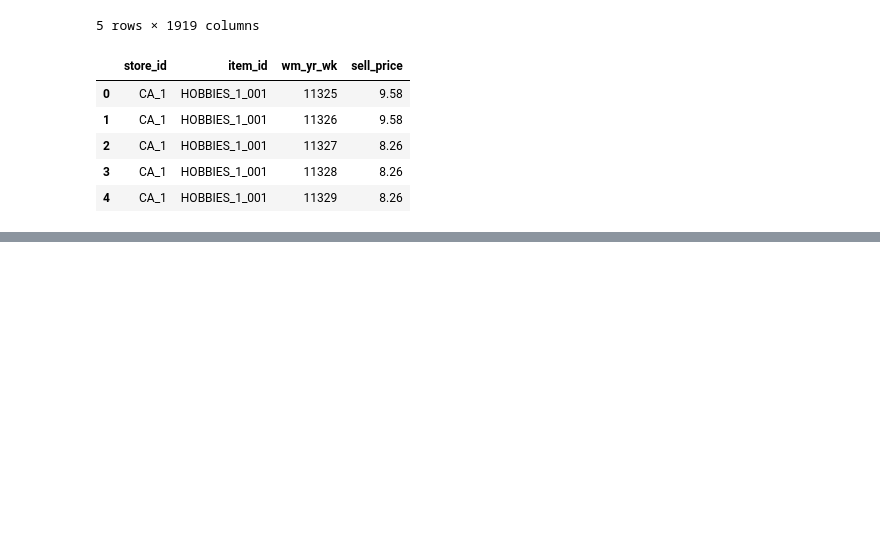
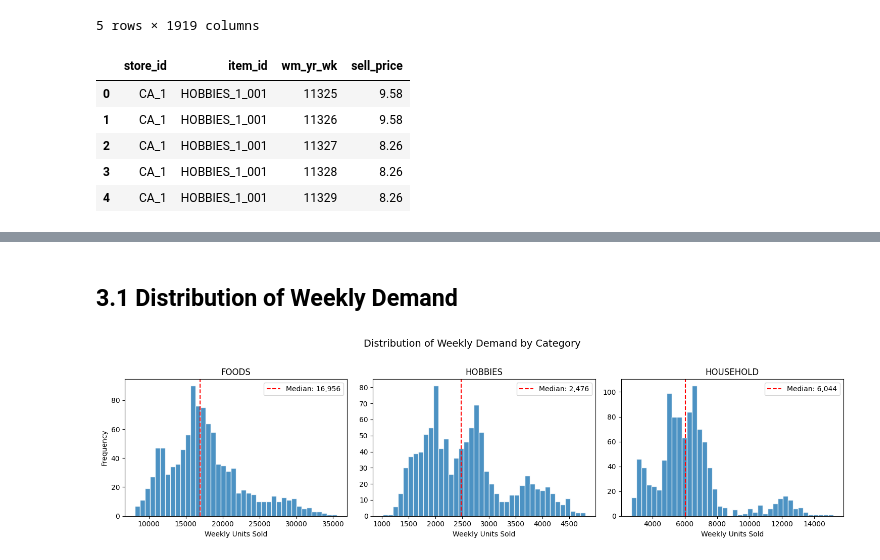
Before and after one commit to isaacvm98/ids705_project, a Jupyter notebook: notebooks/notebook_01_data_loading_and_eda.ipynb, the cells around one changed output, grey strips where cells are left out. Cells and saved outputs as stored; diff of their text form; code cells hidden in the pictures; blank space fills up the shorter version.

Commit message:
Added EDA notebook, with cleaned weekly dataset

```diff
--- a/notebooks/notebook_01_data_loading_and_eda.ipynb
+++ b/notebooks/notebook_01_data_loading_and_eda.ipynb
@@ -50,0 +147,11 @@ sell_prices.head()
+# %%
+calendar['date'] = pd.to_datetime(calendar['date'])
+sales_long = sales_long.merge(
+    calendar[['d', 'date', 'wm_yr_wk', 'weekday', 'wday', 'month', 'year',
+              'event_name_1', 'event_type_1',
+              'snap_CA', 'snap_TX', 'snap_WI']],
+    on='d', how='left'
+)
+
+print(f"After merge: {sales_long.shape}")
+sales_long.head()
@@ -50,0 +166,14 @@ sell_prices.head()
+# %%
+# Aggregate daily → weekly (data is already at store × category level)
+weekly = (
+    sales_long
+    .groupby(['store_id', 'state_id', 'cat_id', 'wm_yr_wk'])
+    .agg(
+        weekly_units=('units_sold', 'sum'),
+        week_start=('date', 'min'),
+        n_days=('date', 'nunique'),  # sanity check — should be 7
+    )
+    .reset_index()
+)
+
+weekly.head()
@@ -50,0 +187,4 @@ sell_prices.head()
+# %%
+# Filter to last 2 years and drop the incomplete final week
+cutoff = weekly['week_start'].max() - pd.DateOffset(years=2)
+weekly = weekly[(weekly['week_start'] >= cutoff) & (weekly['n_days'] == 7)].copy()
@@ -50,0 +215,19 @@ sell_prices.head()
+# %% [markdown]
+## 3.1 Distribution of Weekly Demand
+# %%
+fig, axes = plt.subplots(1, 3, figsize=(15, 4), sharey=False)
+
+for ax, cat in zip(axes, sorted(weekly['cat_id'].unique())):
+    data = weekly[weekly['cat_id'] == cat]['weekly_units']
+    ax.hist(data, bins=40, edgecolor='white', alpha=0.8)
+    ax.set_title(f'{cat}')
+    ax.set_xlabel('Weekly Units Sold')
+    ax.axvline(data.median(), color='red', linestyle='--', label=f'Median: {data.median():,.0f}')
+    ax.legend()
+
+axes[0].set_ylabel('Frequency')
+fig.suptitle('Distribution of Weekly Demand by Category', fontsize=14, y=1.02)
+plt.tight_layout()
+plt.show()
+# %% [output]
+[figure, added]
```
Also changed, not shown: parts of 32 cells of this notebook, 3 other files.
